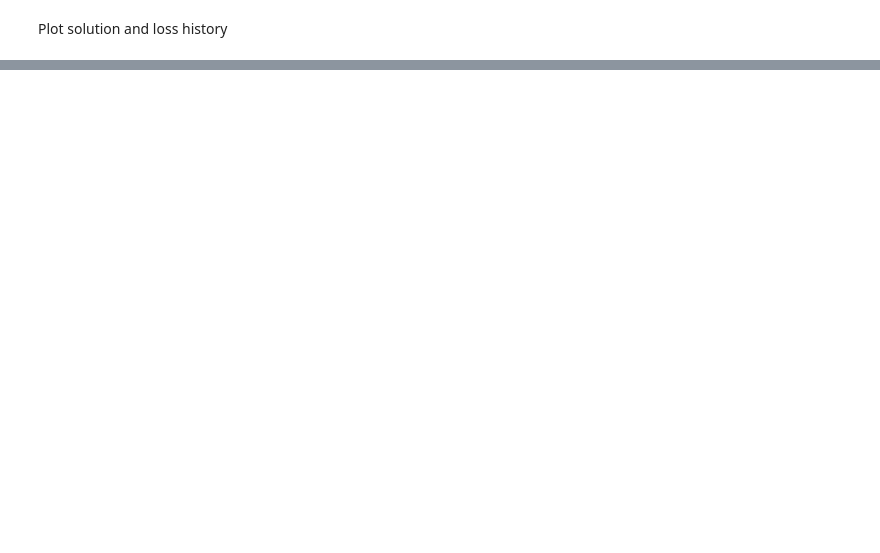
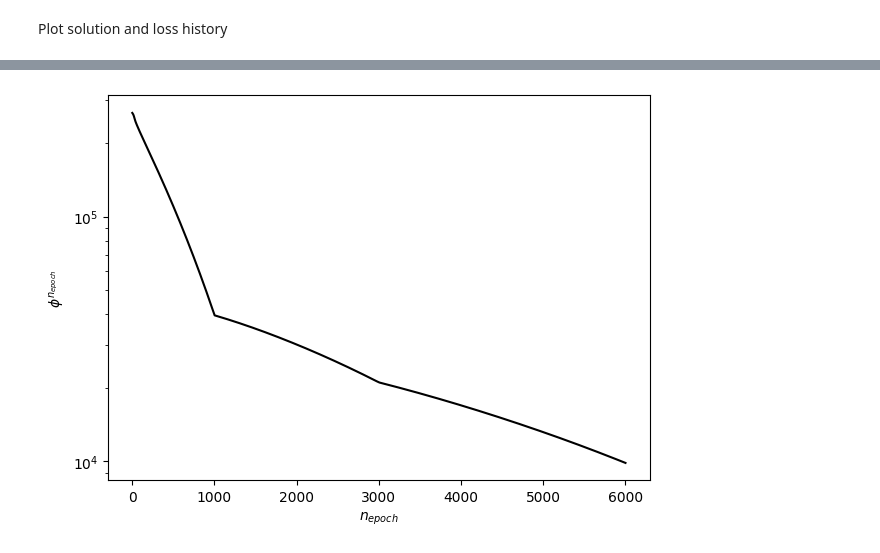
Before and after one commit to yajuna/tensorflow_pde, a Jupyter notebook: Heat_equation_with_tensorflow.ipynb, the cells around one changed output, grey strips where cells are left out. Saved outputs shown, nothing was run; the diff lists cells and outputs as text; code cells hidden in the pictures; blank space fills up the shorter version.

Commit message:
update with separate visualization

```diff
--- a/Heat_equation_with_tensorflow.ipynb
+++ b/Heat_equation_with_tensorflow.ipynb
@@ -84,7 +91,7 @@ X_r = tf.concat([t_r, x_r], axis=1)
 # %%
 ##### measured tree temperature for initial and boundary conditions. Need fixing
 colnames_tree_temp = ['datetime', 's45_1', 'e9_1', 'n135_1','e45_2', 'n9_2', 'w135_2', 'n45_3', 'w9_3','s135_3', 'w_ext_35']
-url1 = "https://raw.githubusercontent.com/yajuna/linearRegression/master/Tree_Temp_Values_OCT21_to_OCT28_2022.xlsx"
+url1 = "https://raw.githubusercontent.com/yajuna/linearRegression/master/Tree_Temp_Values_AUG21_to_AUG28_2022.xlsx"
 dataTemp = pandas.read_excel(url1,names=colnames_tree_temp)
 
 ##### ave tree temp and weather temp for future reference
@@ -134,7 +141,7 @@ print(len(u_lb))
 Read in weather data, make source term
 # %%
 colnames_weather = ['datetime', 'wind_speed', 'wind_direction', 'humidity', 'air_temperature', 'air_pressure', 'solar_DNI']
-url2 = "https://raw.githubusercontent.com/yajuna/linearRegression/master/Weather_Station_OCT21_to_OCT28_2022.xlsx"
+url2 = "https://raw.githubusercontent.com/yajuna/linearRegression/master/Weather_Station_AUG21_to_AUG28_2022.xlsx"
 dataWeather = pandas.read_excel(url2,names=colnames_weather)
 
 #### training
@@ -181,11 +188,12 @@ for j in range(train_windSpeed.size):
 Nu = C * Re ** m * Pr ** (1/3)
 h = Nu * ka / (2 * xmax)
 
-convect = h * (u_ub - u_lb)
+convect = h * (u_ub - train_airTemp)
 sourceTerm = (1 - albedo) * train_solar + sigma * (train_airTemp**4 - u_ub**4) + convect
-coeffSource = (tmax - tmin)/N_b / (2 * xmax/N_b)
+# coeffSource = (tmax - tmin)/N_b / (2 * xmax/N_b)
+# s = coeffSource * sourceTerm
 
-s = coeffSource * sourceTerm
+s = sourceTerm
 # %%
 # visualize the boundary conditions.
 fig1 = plt.figure(figsize=(9,6))
@@ -478,0 +486,5 @@ solver.plot_solution(); # error
+# %%
+
+solver.plot_loss_history();
+# %% [output]
+[figure, added]
```
Also changed, not shown: parts of 6 cells of this notebook.
